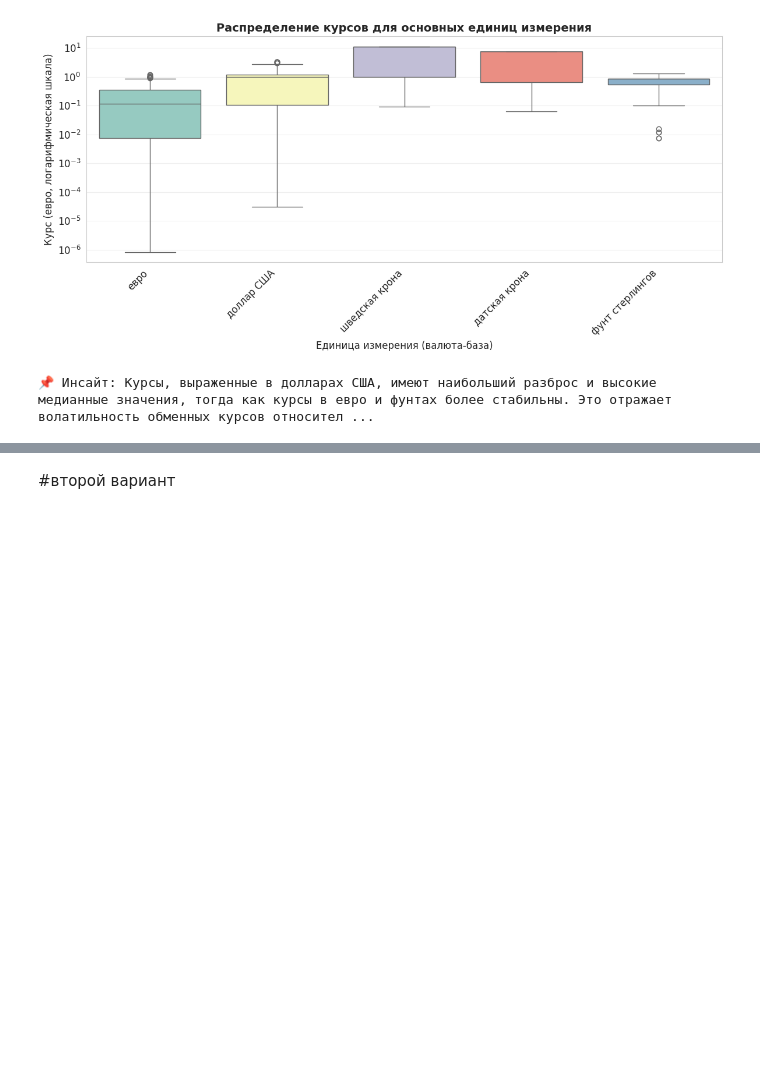
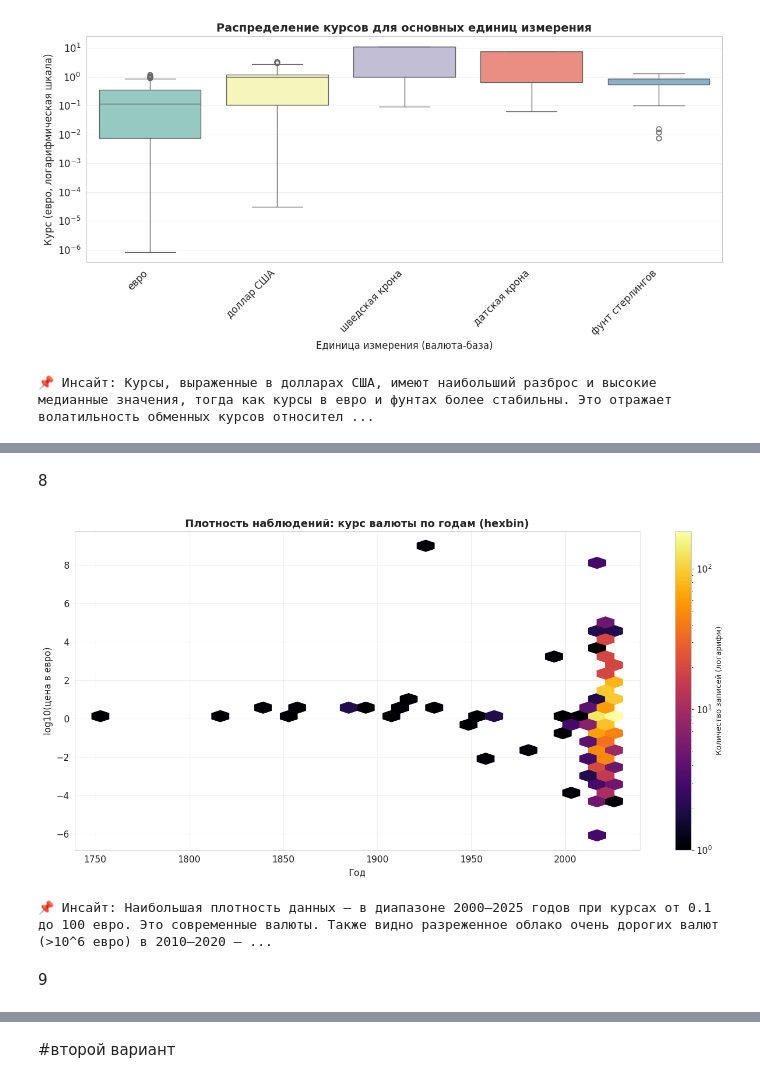
Before and after one commit to cathrineq/python-ai-Tarasova-Kate, a Jupyter notebook: notebooks/week3_visualization.ipynb, the cells around one changed output, grey strips where cells are left out. Drawn from its saved outputs; the diff is of its cells as text; code cells hidden in the pictures; blank space fills up the shorter version.

```diff
--- a/notebooks/week3_visualization.ipynb
+++ b/notebooks/week3_visualization.ipynb
@@ -375,0 +404,25 @@ print("📌 Инсайт: Курсы, выраженные в долларах
+# %% [markdown]
+8
+# %%
+# Hexbin: показывает, где сконцентрировано больше всего наблюдений
+df_hex = df_rates.dropna(subset=['price', 'year']).copy()
+df_hex = df_hex[df_hex['price'] > 0]
+df_hex['log_price'] = np.log10(df_hex['price'])
+
+fig, ax = plt.subplots(figsize=(14, 7))
+hb = ax.hexbin(df_hex['year'], df_hex['log_price'], gridsize=30, cmap='inferno', bins='log')
+ax.set_xlabel('Год', fontsize=12)
+ax.set_ylabel('log10(цена в евро)', fontsize=12)
+ax.set_title('Плотность наблюдений: курс валюты по годам (hexbin)', fontsize=14, fontweight='bold')
+cbar = plt.colorbar(hb, ax=ax)
+cbar.set_label('Количество записей (логарифм)', fontsize=10)
+ax.grid(alpha=0.3)
+plt.tight_layout()
+plt.show()
+
+print("📌 Инсайт: Наибольшая плотность данных — в диапазоне 2000–2025 годов при курсах от 0.1 до 100 евро. Это современные валюты. Также видно разреженное облако очень дорогих валют (>10^6 евро) в 2010–2020 — возможно, выбросы.")
+# %% [output]
+[figure, added]
+📌 Инсайт: Наибольшая плотность данных — в диапазоне 2000–2025 годов при курсах от 0.1 до 100 евро. Это современные валюты. Также видно разреженное облако очень дорогих валют (>10^6 евро) в 2010–2020 — ...
+# %% [markdown]
+9
```
Also changed, not shown: parts of 3 cells of this notebook.
